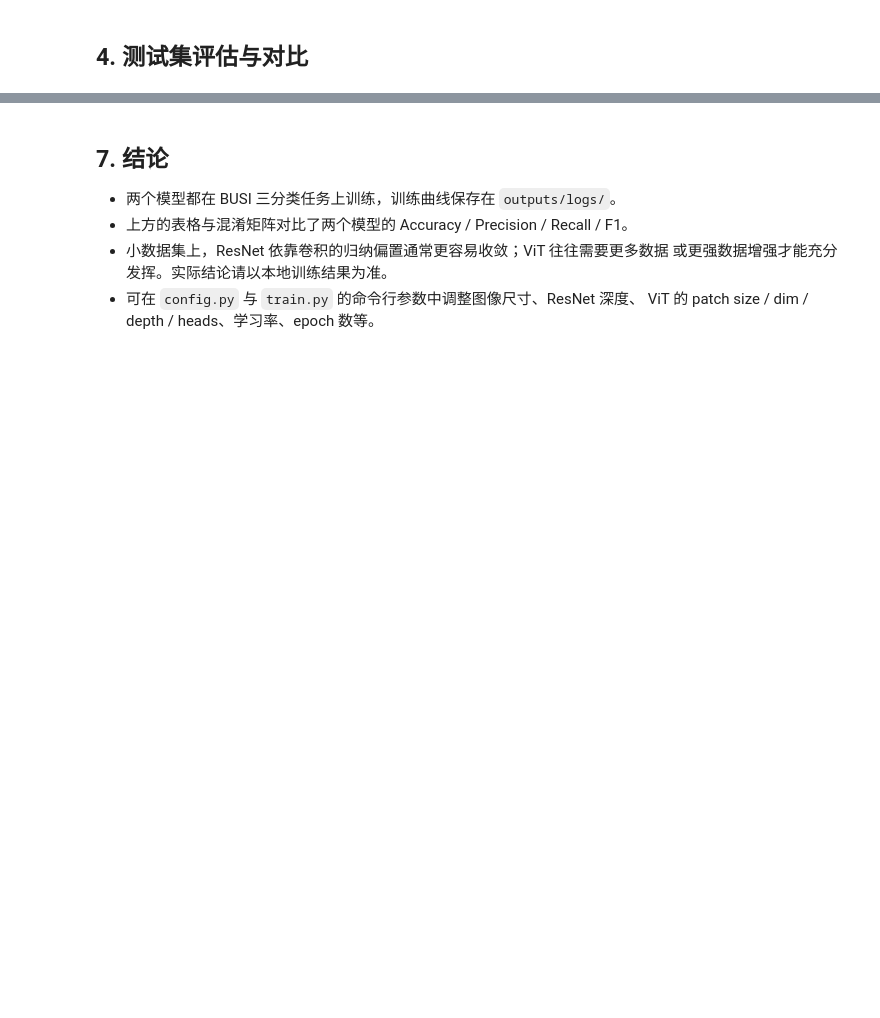
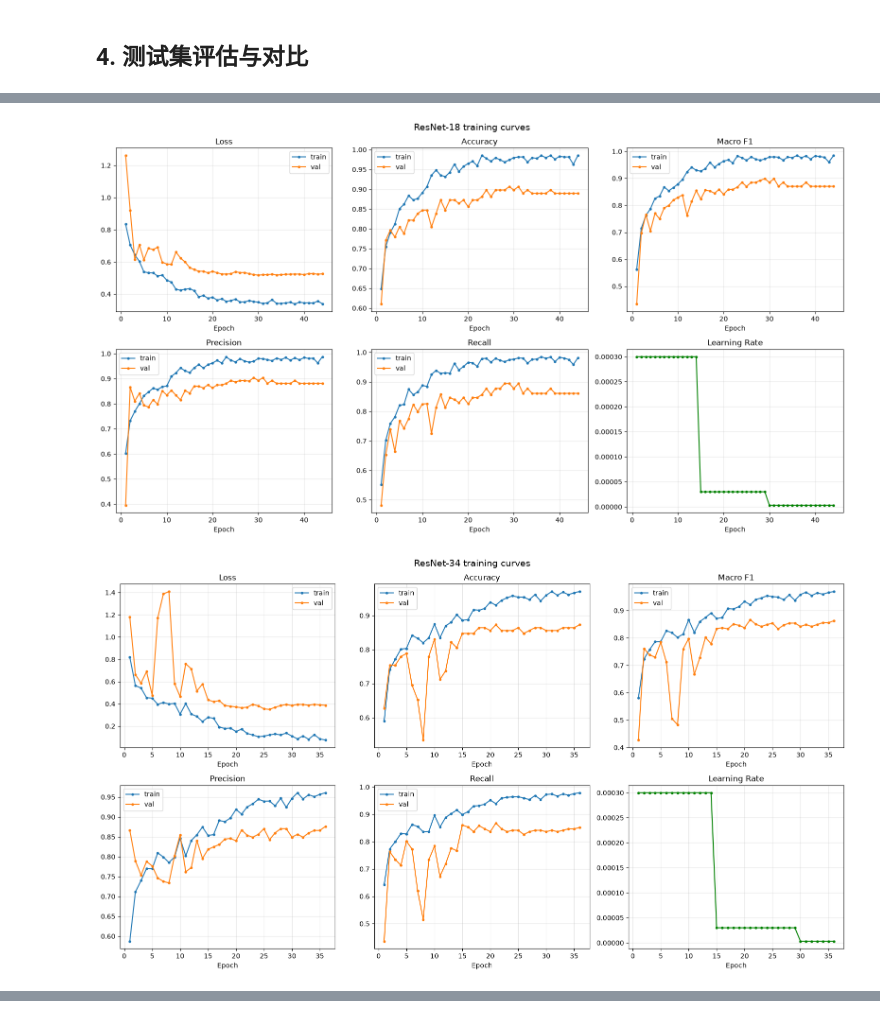
Before and after one commit to xiaoxiongtao/BUSI_classification, a Jupyter notebook: notebooks/BUSI_classification.ipynb, the cells around one changed output, grey strips where cells are left out. Drawn from its saved outputs; the diff is of its cells as text; code cells hidden in the pictures; blank space fills up the shorter version.

```diff
--- a/notebooks/BUSI_classification.ipynb
+++ b/notebooks/BUSI_classification.ipynb
@@ -178,14 +289,21 @@ plt.show()
 # %%
 import json
 
 def load_history(path):
     with open(path, encoding="utf-8") as f:
         return json.load(f)
 
-for name in [RESNET_NAME, "vit"]:
-    hist_path = config.LOG_DIR / f"{name}_history.json"
-    if hist_path.exists():
-        viz.plot_training_curves(load_history(hist_path), title=f"{name} training curves")
-        plt.show()
-    else:
-        print(f"No history found: {hist_path}")
+if models:
+    for name in sorted(models.keys()):
+        hist_path = config.LOG_DIR / f"{name}_history.json"
+        if hist_path.exists():
+            viz.plot_training_curves(load_history(hist_path),
+                                     title=f"{models[name][1]} training curves")
+            plt.show()
+        else:
+            print(f"No history found: {hist_path}")
+else:
+    print("No models loaded — skip visualization.")
+# %% [output]
+[figure, added]
+[figure, added]
@@ -192,9 +312,0 @@ for name in [RESNET_NAME, "vit"]:
-# %% [markdown]
-## 7. 结论
-
-- 两个模型都在 BUSI 三分类任务上训练，训练曲线保存在 `outputs/logs/`。
-- 上方的表格与混淆矩阵对比了两个模型的 Accuracy / Precision / Recall / F1。
-- 小数据集上，ResNet 依靠卷积的归纳偏置通常更容易收敛；ViT 往往需要更多数据
-  或更强数据增强才能充分发挥。实际结论请以本地训练结果为准。
-- 可在 `config.py` 与 `train.py` 的命令行参数中调整图像尺寸、ResNet 深度、
-  ViT 的 patch size / dim / depth / heads、学习率、epoch 数等。
```
Also changed, not shown: parts of 20 cells of this notebook, 6 other files.
